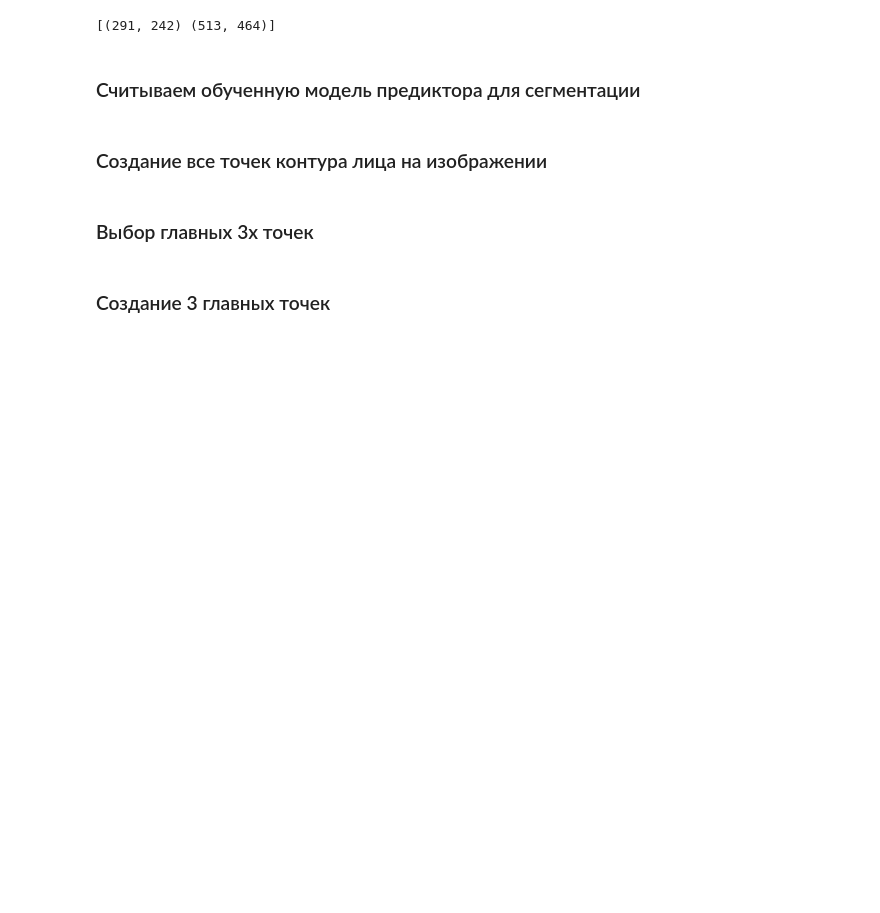
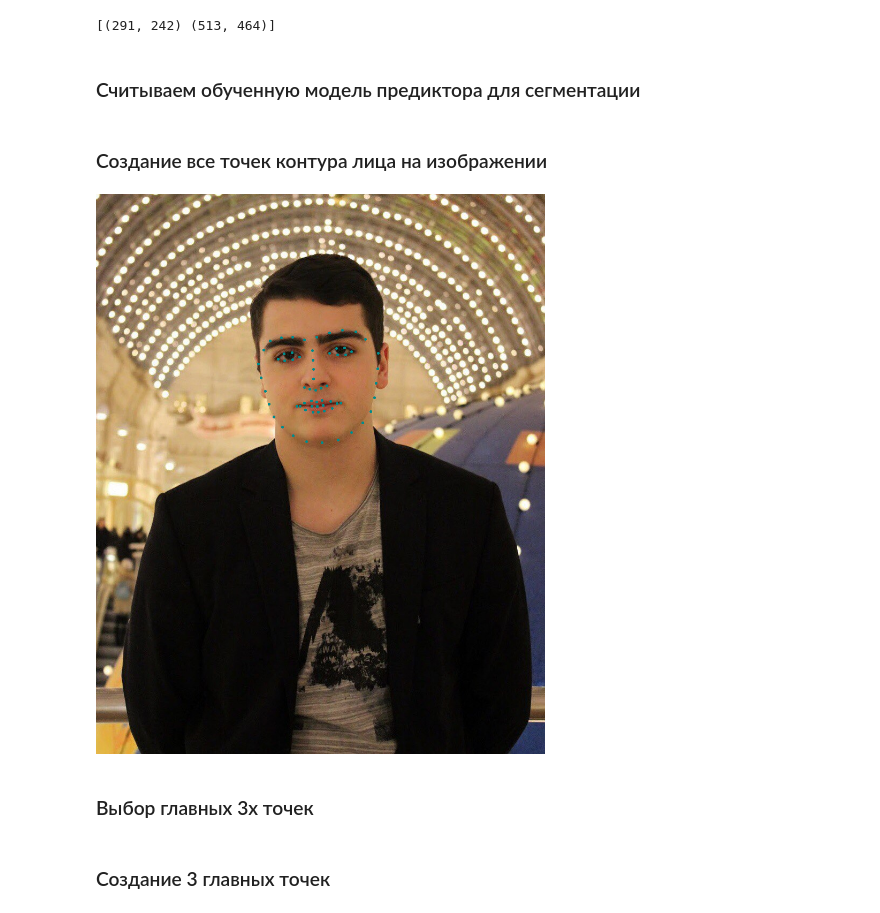
Before and after one commit to ArmageddonReloadedDK/face_net, a Jupyter notebook: face_predproc.ipynb, the cells around one changed output. Saved outputs shown, nothing was run; the diff lists cells and outputs as text; code cells hidden in the pictures; blank space fills up the shorter version.

```diff
--- a/face_predproc.ipynb
+++ b/face_predproc.ipynb
@@ -18,7 +19,7 @@ face_template=np.load('face_template.npy')
 # %%
 #base_dir = os.path.dirname(os.path.dirname(os.path.abspath(__file__)))
 #path_me=os.path.join(base_dir, "face_net_mkr\me_and_dots")
-path_me="../face_net_mkr/me_and_dots/me.jpg"
+path_me="../face_net_mkr/images/me.jpg"
 
 image=io.imread(path_me)
 detector=dlib.get_frontal_face_detector()
@@ -39,13 +40,15 @@ landmarks = np.array(list(map(lambda p: [p.x, p.y], points.parts())))
 # %%
 photo=Image.open(path_me)
 pix=photo.load()
 draw=ImageDraw.Draw(photo)
 N=2
 
 for point in landmarks:
 
     draw.ellipse(((point[0]-N,point[1]-N),(point[0]+N,point[1]+N)),fill=(0,139,139))
-photo.save('res4.jpg','JPEG')
+display(photo)
+# %% [output]
+[figure, added]
 # %% [markdown]
 ### Выбор главных 3х точек
 # %%
```
Also changed, not shown: parts of 7 cells of this notebook, 2 other files.
